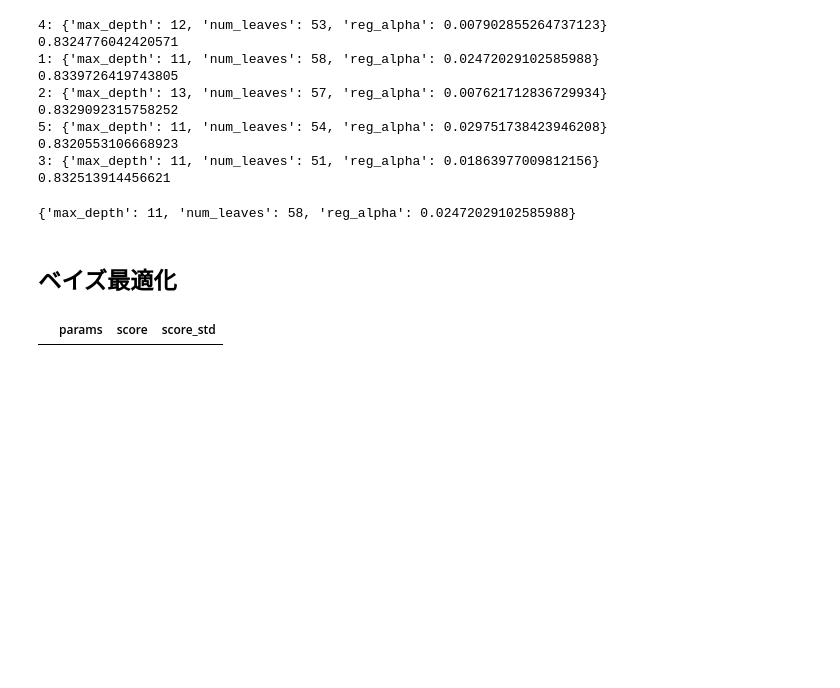
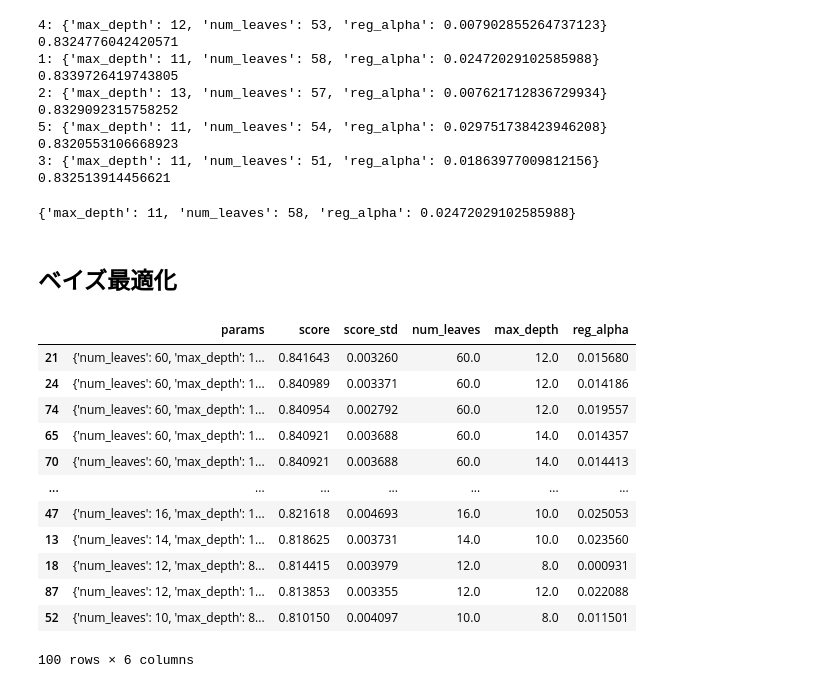
Before and after one commit to keisuke-yoshida4/Machine-Learning, a Jupyter notebook: tuning.ipynb, the cells around one changed output. Cells and saved outputs as stored; diff of their text form; code cells hidden in the pictures; blank space fills up the shorter version.

```diff
--- a/tuning.ipynb
+++ b/tuning.ipynb
@@ -295,6 +296,4 @@ log = {'params': [], 'score': [], 'score_std': []}
 best = fmin(objective, space=space, algo=tpe.suggest, max_evals=100)
 # %%
 log_df = pd.DataFrame(log)
-log_df.sort_values('score', ascending=False)
+log_df = log_df.sort_values('score', ascending=False)
-# %% [output]
-|  | params | score | score_std |
@@ -300,0 +302,16 @@ log_df.sort_values('score', ascending=False)
+# %%
+log_df
+# %% [output]
+|  | params | score | score_std | num_leaves | max_depth | reg_alpha |
+| 21 | {'num_leaves': 60, 'max_depth': 1... | 0.841643 | 0.003260 | 60.0 | 12.0 | 0.015680 |
+| 24 | {'num_leaves': 60, 'max_depth': 1... | 0.840989 | 0.003371 | 60.0 | 12.0 | 0.014186 |
+| 74 | {'num_leaves': 60, 'max_depth': 1... | 0.840954 | 0.002792 | 60.0 | 12.0 | 0.019557 |
+| 65 | {'num_leaves': 60, 'max_depth': 1... | 0.840921 | 0.003688 | 60.0 | 14.0 | 0.014357 |
+| 70 | {'num_leaves': 60, 'max_depth': 1... | 0.840921 | 0.003688 | 60.0 | 14.0 | 0.014413 |
+| ... | ... | ... | ... | ... | ... | ... |
+| 47 | {'num_leaves': 16, 'max_depth': 1... | 0.821618 | 0.004693 | 16.0 | 10.0 | 0.025053 |
+| 13 | {'num_leaves': 14, 'max_depth': 1... | 0.818625 | 0.003731 | 14.0 | 10.0 | 0.023560 |
+| 18 | {'num_leaves': 12, 'max_depth': 8... | 0.814415 | 0.003979 | 12.0 | 8.0 | 0.000931 |
+| 87 | {'num_leaves': 12, 'max_depth': 1... | 0.813853 | 0.003355 | 12.0 | 12.0 | 0.022088 |
+| 52 | {'num_leaves': 10, 'max_depth': 8... | 0.810150 | 0.004097 | 10.0 | 8.0 | 0.011501 |
+100 rows × 6 columns
```
Also changed, not shown: parts of 3 cells of this notebook.
